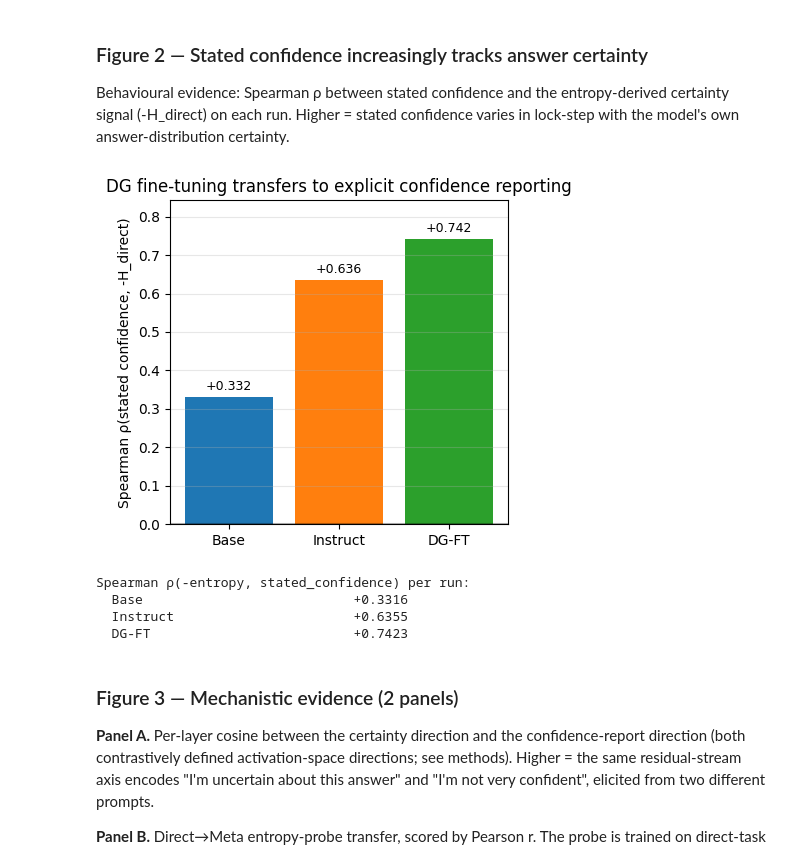
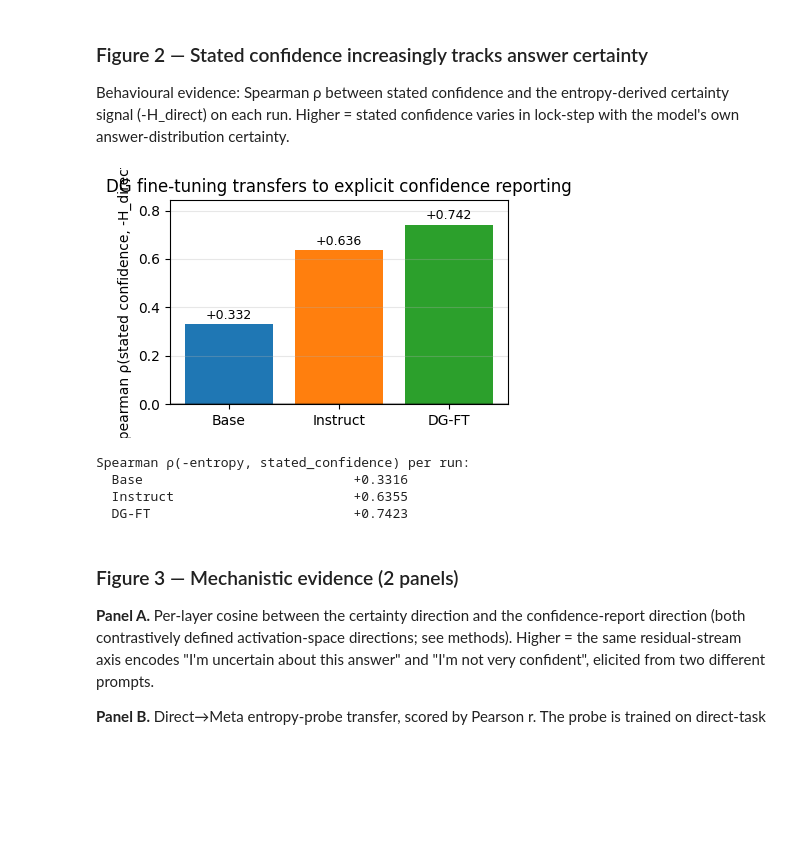
Before and after one commit to tristan-day-research/llm-metacognition, a Jupyter notebook: analysis/analyze_activations.ipynb, the cells around one changed output. Cells and saved outputs as stored; diff of their text form; code cells hidden in the pictures; blank space fills up the shorter version.

```diff
--- a/analysis/analyze_activations.ipynb
+++ b/analysis/analyze_activations.ipynb
@@ -1612,38 +1612,38 @@ _PAPER_LABELS = {'base': 'Base', 'instruct': 'Instruct', 'finetuned': 'DG-FT'}
 def _paper_label(lab):
     return _PAPER_LABELS.get(lab, lab)
 
-fig, ax = plt.subplots(figsize=(max(4, 1.4 * len(RUNS)), 4))
+fig, ax = plt.subplots(figsize=(max(4, 1.4 * len(RUNS)), 2.8))
 labels = [_paper_label(r.label) for r in RUNS]
 rhos = []
 for r in RUNS:
     pd_ = r.paired
     ent = np.asarray(pd_['direct_metrics']['entropy'])
     sc = np.asarray(pd_['stated_confidence_numeric'], float)
     m = ~np.isnan(ent) & ~np.isnan(sc)
     if m.sum() < 10:
         rhos.append(np.nan); continue
     rho, _ = spearmanr(-ent[m], sc[m])
     rhos.append(float(rho))
 bars = ax.bar(labels, rhos, color=[plt.cm.tab10(i) for i in range(len(RUNS))])
 for bar, rho in zip(bars, rhos):
     if not np.isnan(rho):
         ax.text(bar.get_x() + bar.get_width() / 2, rho + (0.01 if rho >= 0 else -0.03),
                 f"{rho:+.3f}", ha='center',
                 va='bottom' if rho >= 0 else 'top', fontsize=9)
 ax.axhline(0, color='black', alpha=0.3)
 ax.set_ylim(min(0, min([r for r in rhos if not np.isnan(r)] or [0]) - 0.05),
             max([r for r in rhos if not np.isnan(r)] or [0.5]) + 0.1)
 ax.set_ylabel('Spearman ρ(stated confidence, -H_direct)')
 ax.set_title('DG fine-tuning transfers to explicit confidence reporting')
 ax.grid(alpha=0.3, axis='y')
 plt.tight_layout(); plt.show()
 
 # ---- text output ----
 print("\nSpearman ρ(-entropy, stated_confidence) per run:")
 for lab, rho in zip(labels, rhos):
     print(f"  {lab:30s} {rho:+.4f}" if not np.isnan(rho) else f"  {lab:30s} (insufficient data)")
 # %% [output]
-[figure, old version]
+[figure, new version]
 Spearman ρ(-entropy, stated_confidence) per run:
   Base                           +0.3316
   Instruct                       +0.6355
```
Also changed, not shown: parts of 6 cells of this notebook, 5 other files.
